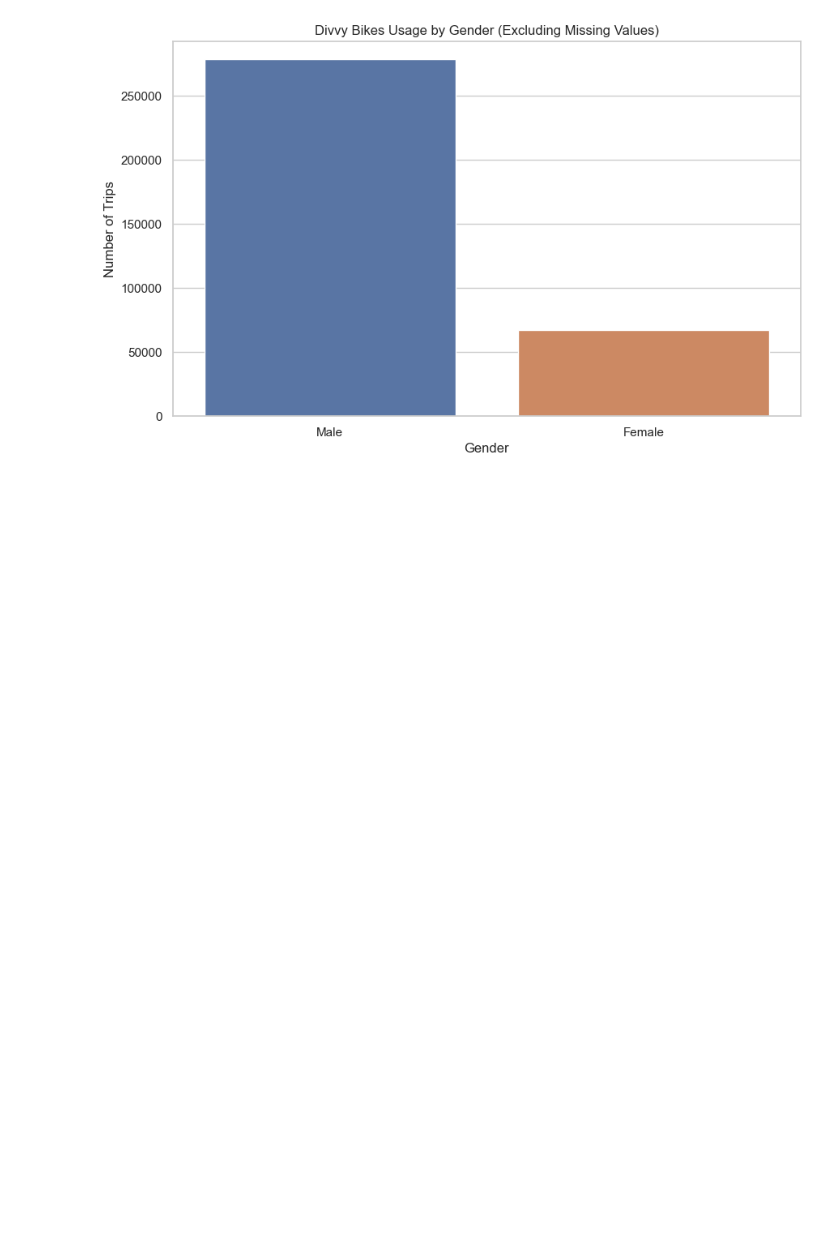
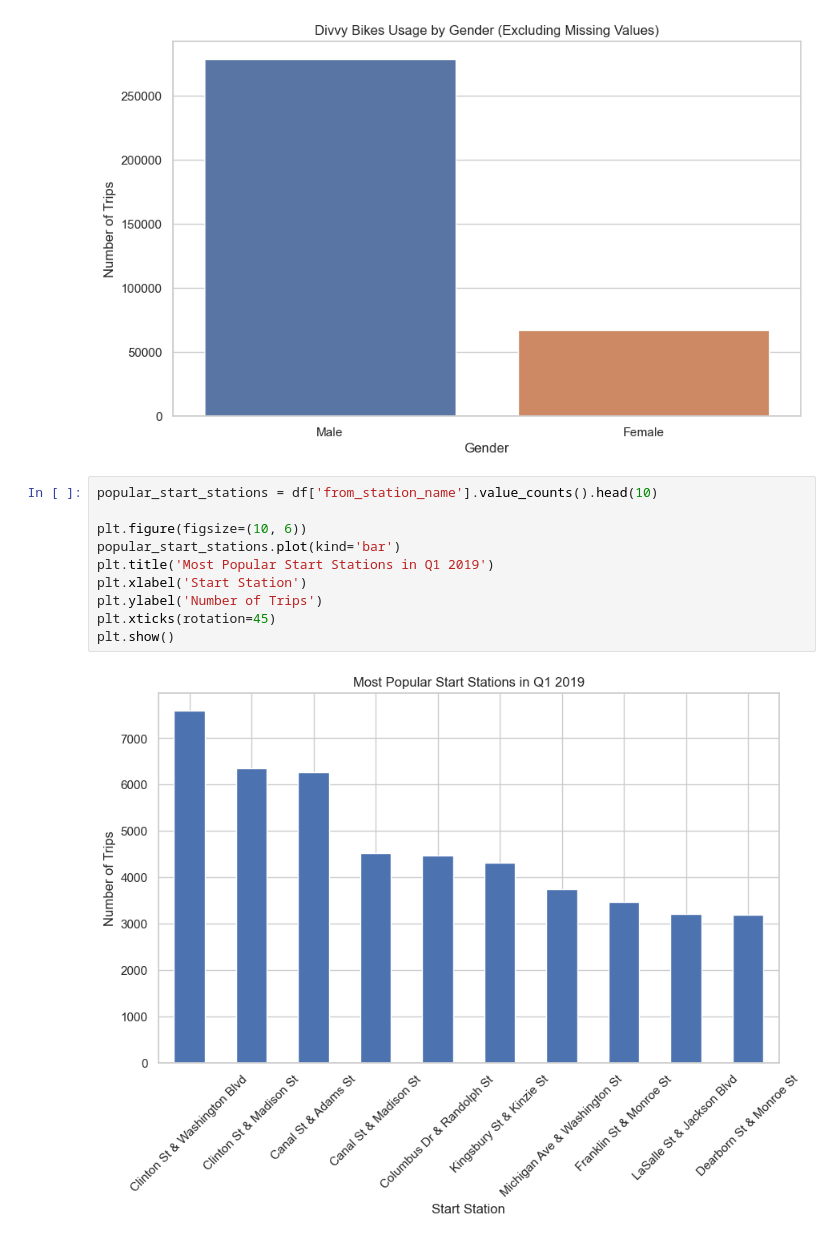
Before and after one commit to Galal-Abdelaziz/PFDA-project, a Jupyter notebook: project.ipynb, the cells around one changed output. Cells and saved outputs as stored; diff of their text form; blank space fills up the shorter version.

Commit message:
adding plots, editing inspections

```diff
--- a/project.ipynb
+++ b/project.ipynb
@@ -185,3 +188,15 @@ plt.ylabel('Number of Trips')
 plt.show()
 # %% [output]
 [figure]
+# %%
+popular_start_stations = df['from_station_name'].value_counts().head(10)
+
+plt.figure(figsize=(10, 6))
+popular_start_stations.plot(kind='bar')
+plt.title('Most Popular Start Stations in Q1 2019')
+plt.xlabel('Start Station')
+plt.ylabel('Number of Trips')
+plt.xticks(rotation=45)
+plt.show()
+# %% [output]
+[figure, added]
```
Also changed, not shown: parts of 4 cells of this notebook.
